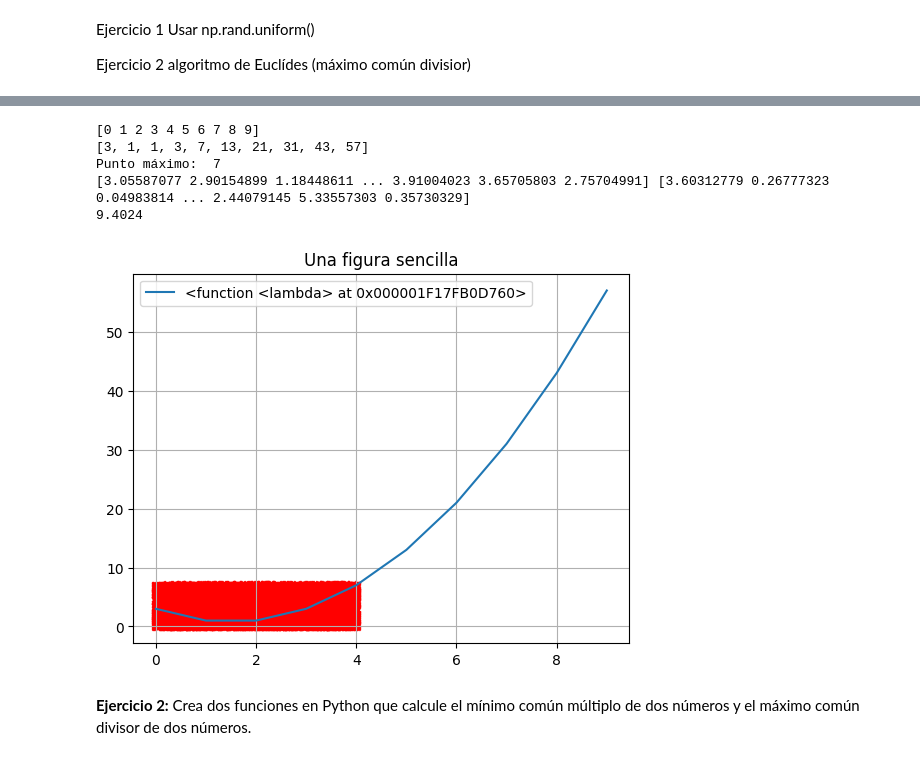
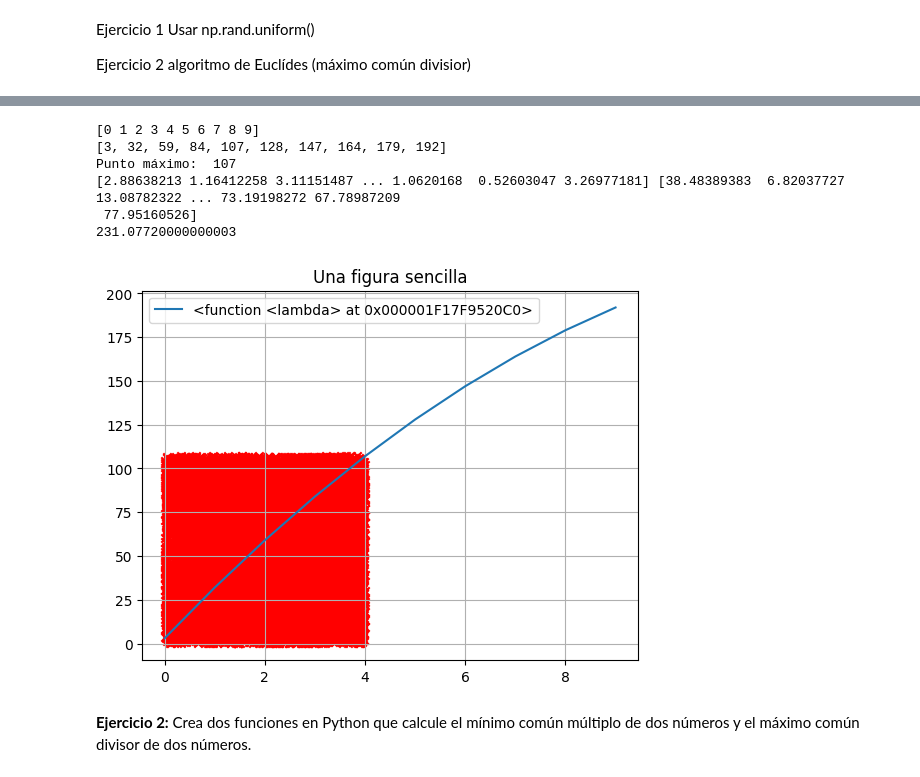
Before and after one commit to JoseRamonRenteroJimenez/SI_24_25, a Jupyter notebook: PR0/Ejercicios.ipynb, the cells around one changed output, grey strips where cells are left out. Cells and saved outputs as stored; diff of their text form; code cells hidden in the pictures.

```diff
--- a/PR0/Ejercicios.ipynb
+++ b/PR0/Ejercicios.ipynb
@@ -54,7 +54,7 @@ import matplotlib.pyplot as plt
 %matplotlib inline
 
 
-fun = lambda x:3 -3*x + x**2
+fun = lambda x:3 +30*x - x**2
 
 x = np.arange(10)  # obtiene la lista [0,1...9]
 y = [fun(v) for v in x] # los cuadrados
@@ -82,39 +82,40 @@ def integra_mc(fun, a, b, num_puntos=10000):
         '''
         if fun(a) <= fun(listax[num]) and fun(listax[num]) < fun(b):
             if fun(a) <= fun(listay[num]) and fun(listay[num]) <fun(b):
                 resultado = resultado + 1
         '''
 
     resultado = (resultado/num_puntos)*(b-a)*M
 
     return resultado, listax, listay
 
-result = integra_mc(fun, num1, num2,10000)
+result = integra_mc(fun, num1, num2, 10000)
 print(result[0])
 
 # Plot the data
 plt.plot(x, y, label=fun)
 
 # Plot the point (3, 3) as an 'x'
 plt.scatter(result[1], result[2], color='red', marker='x')
 
 # La leyenda x^2
 plt.legend()
 
 plt.grid(True)
 
 # título
 plt.title("Una figura sencilla")
 
 # mostrar el resultado
 plt.show()
 # %% [output]
 [0 1 2 3 4 5 6 7 8 9]
-[3, 1, 1, 3, 7, 13, 21, 31, 43, 57]
-Punto máximo:  7
-[3.05587077 2.90154899 1.18448611 ... 3.91004023 3.65705803 2.75704991] [3.60312779 0.26777323 0.04983814 ... 2.44079145 5.33557303 0.35730329]
-9.4024
+[3, 32, 59, 84, 107, 128, 147, 164, 179, 192]
+Punto máximo:  107
+[2.88638213 1.16412258 3.11151487 ... 1.0620168  0.52603047 3.26977181] [38.48389383  6.82037727 13.08782322 ... 73.19198272 67.78987209
+ 77.95160526]
+231.07720000000003
-[figure, old version]
+[figure, new version]
 # %% [markdown]
 **Ejercicio 2:** Crea dos funciones en Python que calcule el mínimo común múltiplo de dos números y el máximo común divisor de dos números.
 # %%
```
